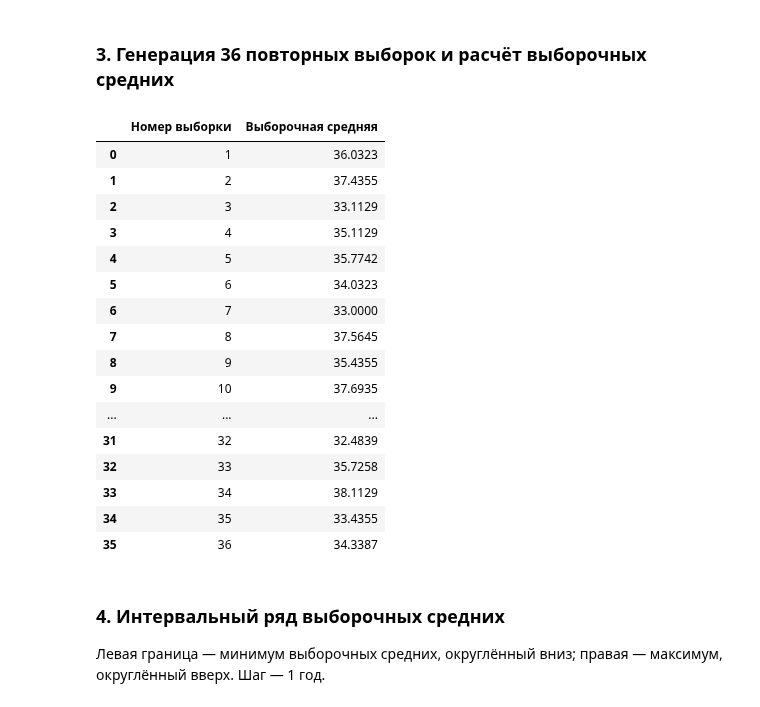
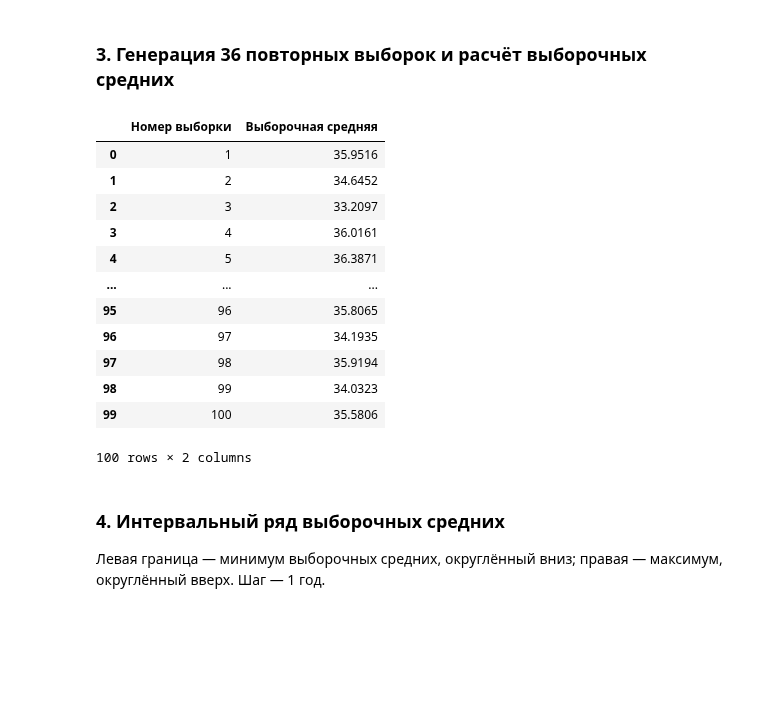
Before and after one commit to blx000/Statistical_Data_Analysis_Methods, a Jupyter notebook: ЛР_2.1_Выборочное_наблюдение.ipynb, the cells around one changed output. Saved outputs shown, nothing was run; the diff lists cells and outputs as text; code cells hidden in the pictures; blank space fills up the shorter version.

```diff
--- a/ЛР_2.1_Выборочное_наблюдение.ipynb
+++ b/ЛР_2.1_Выборочное_наблюдение.ipynb
@@ -125,47 +125,43 @@ print(f"Объём каждой выборки: {sample_size}")
 # %% [markdown]
 ### 3. Генерация 36 повторных выборок и расчёт выборочных средних
 # %%
-number_of_samples = 36
+number_of_samples = 100
 
 sample_means = []
 
 for i in range(number_of_samples):
     sample = data.sample(n=sample_size, replace=True)
 
     sample_discrete = sample.value_counts().sort_index().rename_axis("x").reset_index(name="n")
     sample_discrete["w"] = sample_discrete["n"] / sample_size
 
     x = sample_discrete["x"]
     n = sample_discrete["n"]
     sample_mean = mean_value(x, n)
     sample_means.append(sample_mean)
 
 sample_means = pd.Series(sample_means)
 
 means_table = pd.DataFrame({
     "Номер выборки": range(1, number_of_samples + 1),
     "Выборочная средняя": sample_means,
 })
 
 display(means_table.round(4))
 # %% [output]
 |  | Номер выборки | Выборочная средняя |
-| 0 | 1 | 36.0323 |
-| 1 | 2 | 37.4355 |
-| 2 | 3 | 33.1129 |
-| 3 | 4 | 35.1129 |
-| 4 | 5 | 35.7742 |
-| 5 | 6 | 34.0323 |
-| 6 | 7 | 33.0000 |
-| 7 | 8 | 37.5645 |
-| 8 | 9 | 35.4355 |
-| 9 | 10 | 37.6935 |
+| 0 | 1 | 35.9516 |
+| 1 | 2 | 34.6452 |
+| 2 | 3 | 33.2097 |
+| 3 | 4 | 36.0161 |
+| 4 | 5 | 36.3871 |
 | ... | ... | ... |
-| 31 | 32 | 32.4839 |
-| 32 | 33 | 35.7258 |
-| 33 | 34 | 38.1129 |
-| 34 | 35 | 33.4355 |
-| 35 | 36 | 34.3387 |
+| 95 | 96 | 35.8065 |
+| 96 | 97 | 34.1935 |
+| 97 | 98 | 35.9194 |
+| 98 | 99 | 34.0323 |
+| 99 | 100 | 35.5806 |
+100 rows × 2 columns
 # %% [markdown]
 ### 4. Интервальный ряд выборочных средних
 
```
Also changed, not shown: parts of 2 cells of this notebook, 1 other file.
